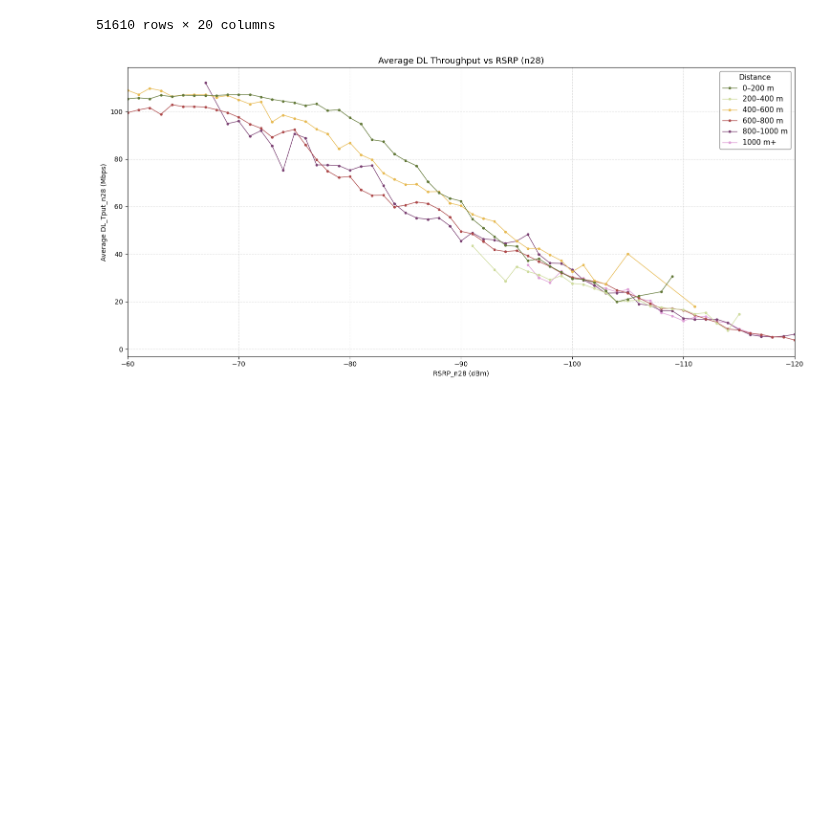
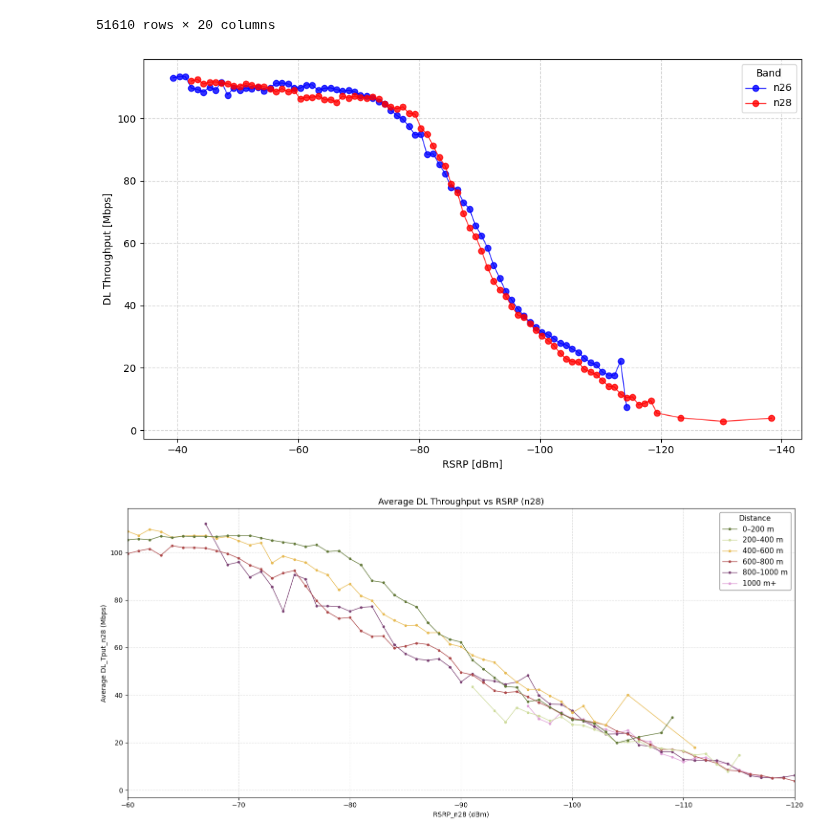
Before and after one commit to joostone-ahn/nr-field-analysis, a Jupyter notebook: field-analysis_251024.ipynb, the cells around one changed output. Cells and saved outputs as stored; diff of their text form; code cells hidden in the pictures; blank space fills up the shorter version.

```diff
--- a/field-analysis_251024.ipynb
+++ b/field-analysis_251024.ipynb
@@ -161,6 +161,42 @@ Reading logs/SM-S938N_All.xlsx
 | 51608 | 2025-10-23 17:41:51 | 251023_Namsan_18 | 126.98775 | 37.55180 | 69.402358 | n28 | -63.72 | -10.35 | 37.40 | 37.40 | 30.52 | ... |
 | 51609 | 2025-10-23 17:41:51 | 251023_Namsan_18 | 126.98775 | 37.55180 | 69.402358 | n26 | -64.78 | -10.33 | 36.84 | 36.84 | 27.99 | ... |
 51610 rows × 20 columns
+# %%
+import pandas as pd
+import matplotlib.pyplot as plt
+import numpy as np
+
+# 1️⃣ RSRP binning (1dB 간격)
+bins = np.arange(df["RSRP"].min(), df["RSRP"].max() + 1, 1)
+df["RSRP_bin"] = pd.cut(df["RSRP"], bins=bins, right=False)
+df["RSRP_bin_center"] = df["RSRP_bin"].apply(lambda x: (x.left + x.right) / 2)
+
+# 2️⃣ Band별 평균 DL_Tput 계산
+df_grouped = (
+    df.groupby(["Band", "RSRP_bin_center"], observed=True)["DL_Tput"]
+      .mean()
+      .reset_index()
+)
+
+# 3️⃣ 시각화
+plt.figure(figsize=(10, 6))
+for band, color in zip(["n26", "n28"], ["blue", "red"]):
+    df_sub = df_grouped[df_grouped["Band"] == band]
+    plt.plot(
+        df_sub["RSRP_bin_center"], df_sub["DL_Tput"],
+        marker="o", ㅡlabel=band, color=color, linewidth=1, alpha=0.8
+    )
+
+plt.xlabel("RSRP [dBm]")
+plt.ylabel("DL Throughput [Mbps]")
+plt.grid(True, linestyle="--", alpha=0.5)
+plt.legend(title="Band")
+plt.tight_layout()
+plt.gca().invert_xaxis()
+
+plt.show()
+# %% [output]
+[figure, added]
 # %%
 df_pair = _common.grid_kpi(df, grid_size=grid_size)
 # %%
```
Also changed, not shown: 5 other files.
